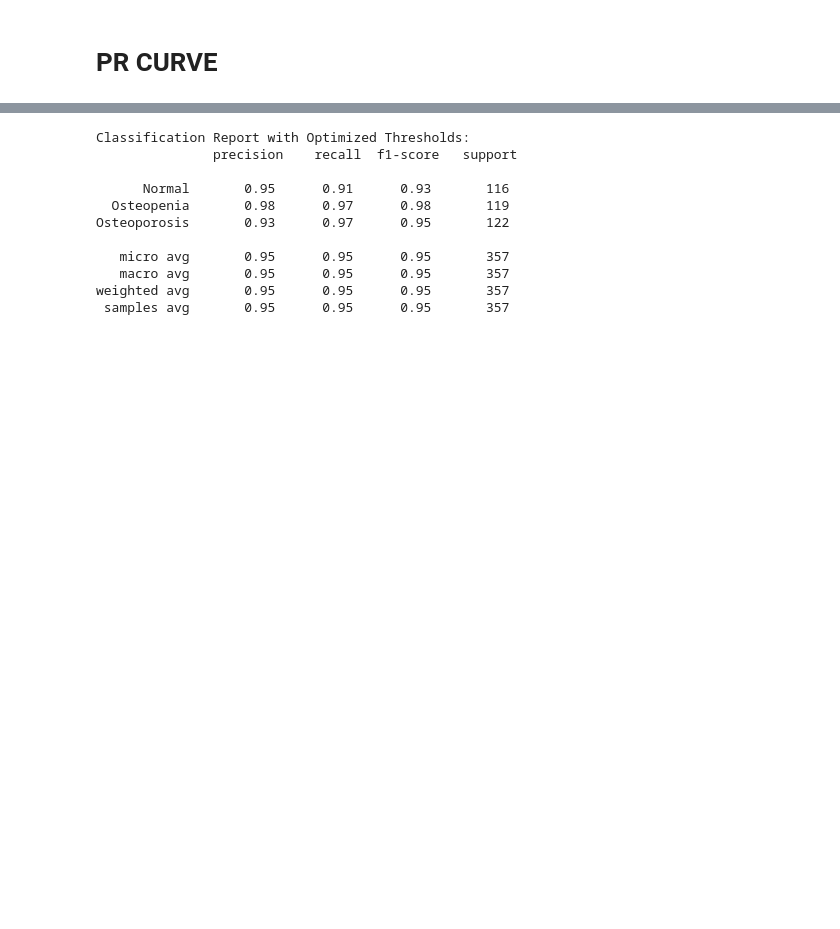
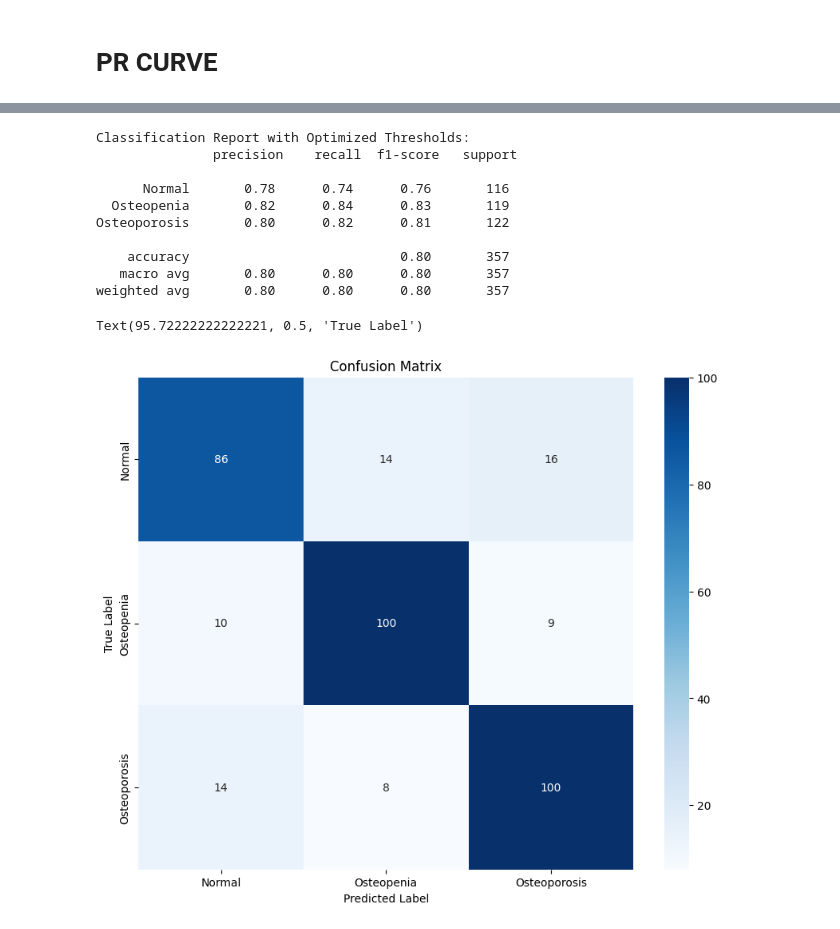
Before and after one commit to AmanJain2903/CSEN-240-ML-Project, a Jupyter notebook: Week1/ViT_Base16_in21k.ipynb, the cells around one changed output, grey strips where cells are left out. Saved outputs shown, nothing was run; the diff lists cells and outputs as text; code cells hidden in the pictures; blank space fills up the shorter version.

```diff
--- a/Week1/ViT_Base16_in21k.ipynb
+++ b/Week1/ViT_Base16_in21k.ipynb
@@ -348,8 +351,6 @@ def evaluate_model(model, test_loader, categories):
 
             images = images.squeeze(1)  # Shape becomes [32, 3, 224, 224]
 
-            print(f"Processed Input Shape: {images.shape}") # For Debugging
-
             outputs = model(images)
             _, predicted = outputs.max(1)
 
@@ -362,6 +363,7 @@ def evaluate_model(model, test_loader, categories):
 
     # Print Classification Report
     print("Classification Report:\n", classification_report(all_labels, all_preds, target_names=categories))
+    return all_labels, all_preds
 # %%
-evaluate_model(model, testLoader, categories)
+labels, preds = evaluate_model(model, testLoader, categories)
 # %% [output]
@@ -484,23 +479,39 @@ def evaluate_with_best_thresholds(model, test_loader, best_thresholds, categorie
     if all_labels.shape != all_preds.shape:
         raise ValueError(f"Shape mismatch: labels {all_labels.shape}, preds {all_preds.shape}")
 
+    all_labels = np.argmax(all_labels, axis=1)
+    all_preds = np.argmax(all_preds, axis=1)
+
     # Print Classification Report
     print("Classification Report with Optimized Thresholds:\n",
           classification_report(all_labels, all_preds, target_names=categories))
+
+    return all_labels, all_preds
 # %%
-evaluate_with_best_thresholds(model, testLoader, best_thresholds, categories)
+labels, preds = evaluate_with_best_thresholds(model, testLoader, best_thresholds, categories)
 # %% [output]
 Classification Report with Optimized Thresholds:
                precision    recall  f1-score   support
 
-      Normal       0.95      0.91      0.93       116
-  Osteopenia       0.98      0.97      0.98       119
-Osteoporosis       0.93      0.97      0.95       122
+      Normal       0.78      0.74      0.76       116
+  Osteopenia       0.82      0.84      0.83       119
+Osteoporosis       0.80      0.82      0.81       122
 
-   micro avg       0.95      0.95      0.95       357
-   macro avg       0.95      0.95      0.95       357
-weighted avg       0.95      0.95      0.95       357
- samples avg       0.95      0.95      0.95       357
+    accuracy                           0.80       357
+   macro avg       0.80      0.80      0.80       357
+weighted avg       0.80      0.80      0.80       357
+# %%
+conf_matrix = confusion_matrix(labels, preds)
+plt.figure(figsize=(10, 8))
+sns.heatmap(conf_matrix, annot=True, fmt='d', cmap='Blues',
+            xticklabels=categories,
+            yticklabels=categories)
+plt.title('Confusion Matrix')
+plt.xlabel('Predicted Label')
+plt.ylabel('True Label')
+# %% [output]
+Text(95.72222222222221, 0.5, 'True Label')
+[figure, added]
 # %%
 os.makedirs(os.path.dirname("Models/ViT/"), exist_ok=True)
 # %%
```
Also changed, not shown: parts of 8 cells of this notebook.
